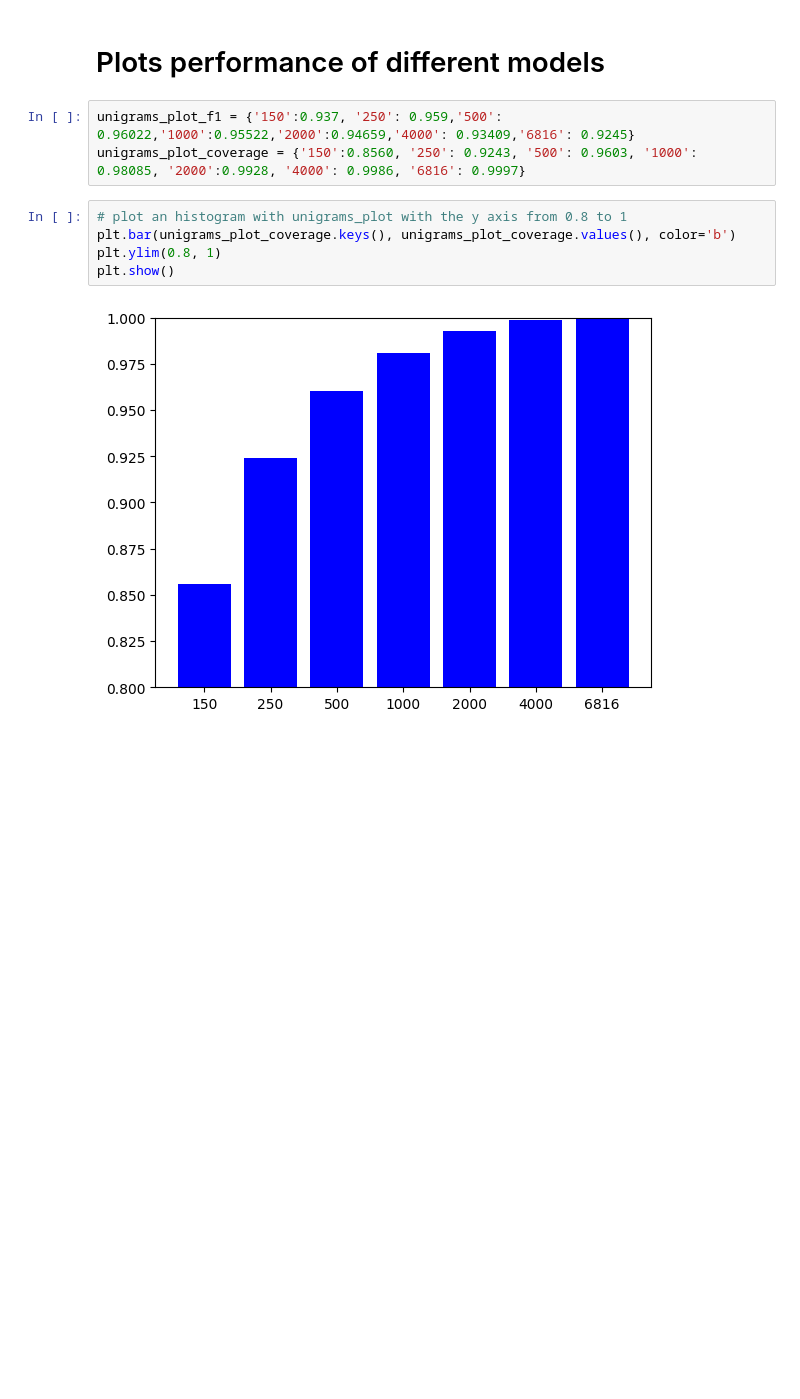
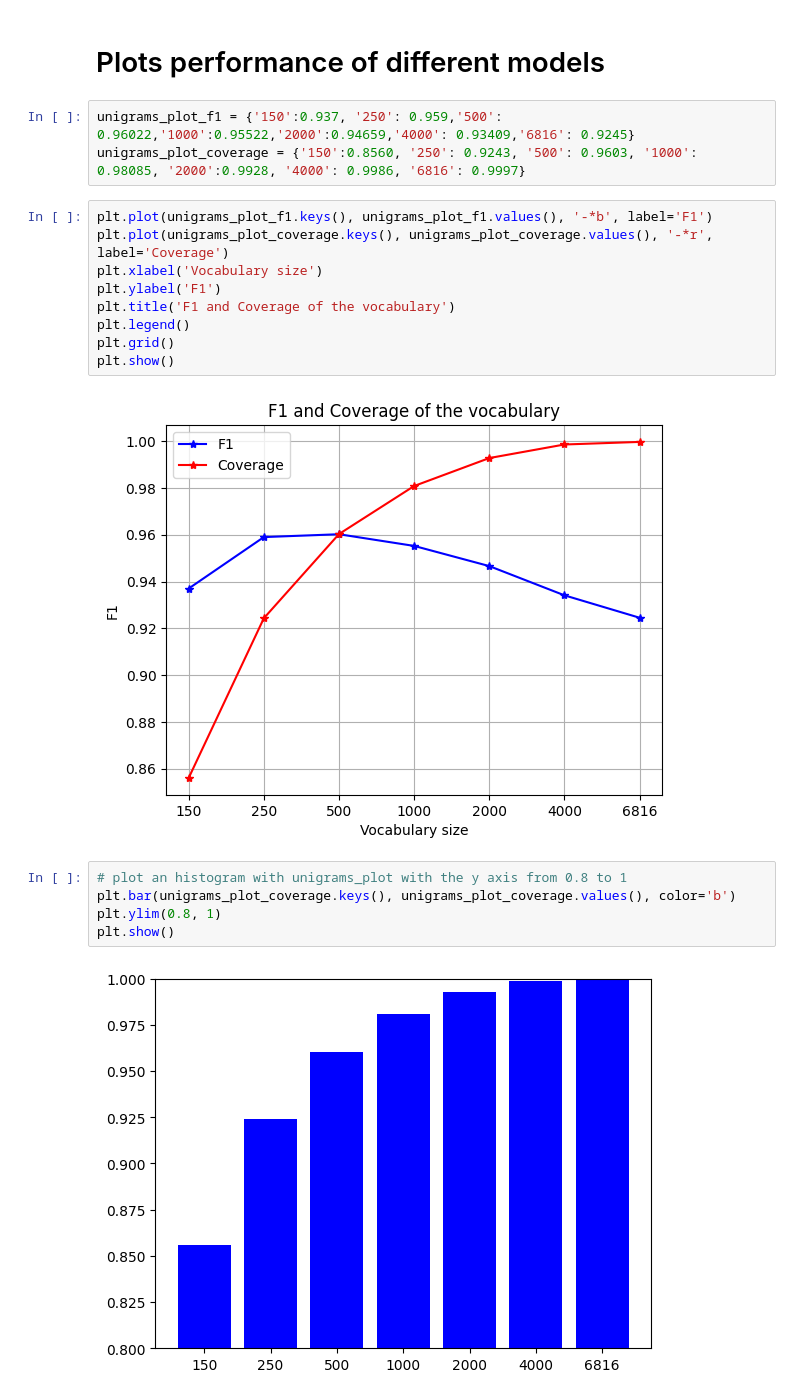
Before and after one commit to waze96/MUD_Labs_Git, a Jupyter notebook: LangDetect/source/langdetect.ipynb, the cells around one changed output. Saved outputs shown, nothing was run; the diff lists cells and outputs as text; blank space fills up the shorter version.

```diff
--- a/LangDetect/source/langdetect.ipynb
+++ b/LangDetect/source/langdetect.ipynb
@@ -213,6 +256,17 @@ Variance explained by PCA: [0.31489875 0.14208597]
 # %%
 unigrams_plot_f1 = {'150':0.937, '250': 0.959,'500': 0.96022,'1000':0.95522,'2000':0.94659,'4000': 0.93409,'6816': 0.9245}
 unigrams_plot_coverage = {'150':0.8560, '250': 0.9243, '500': 0.9603, '1000': 0.98085, '2000':0.9928, '4000': 0.9986, '6816': 0.9997}
+# %%
+plt.plot(unigrams_plot_f1.keys(), unigrams_plot_f1.values(), '-*b', label='F1')
+plt.plot(unigrams_plot_coverage.keys(), unigrams_plot_coverage.values(), '-*r', label='Coverage')
+plt.xlabel('Vocabulary size')
+plt.ylabel('F1')
+plt.title('F1 and Coverage of the vocabulary')
+plt.legend()
+plt.grid()
+plt.show()
+# %% [output]
+[figure, added]
 # %%
 # plot an histogram with unigrams_plot with the y axis from 0.8 to 1
 plt.bar(unigrams_plot_coverage.keys(), unigrams_plot_coverage.values(), color='b')
```
Also changed, not shown: parts of 9 cells of this notebook, 2 other files.
